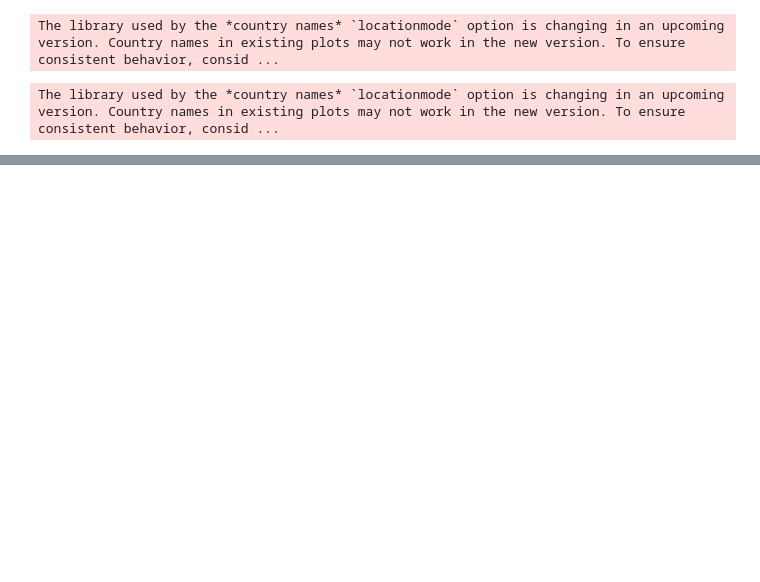
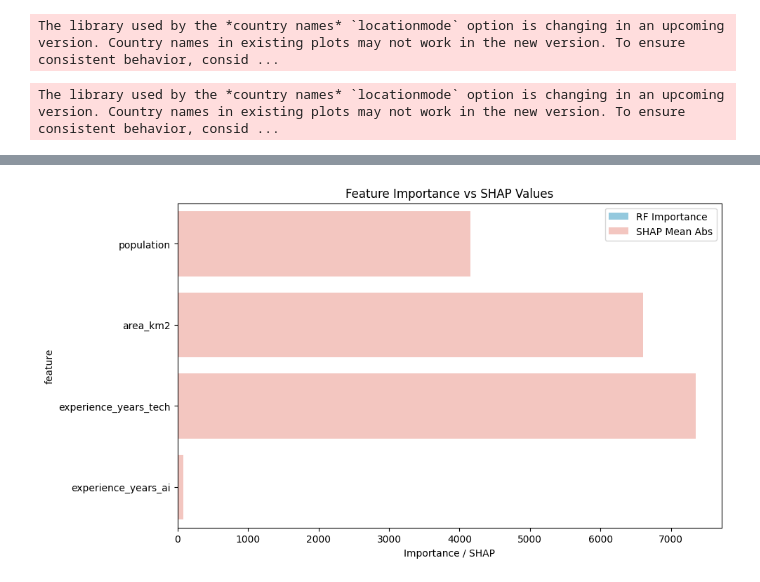
Before and after one commit to CypherTyphoon/Portfolio_Insights, a Jupyter notebook: 03_AI_Jobs_Cities.ipynb, the cells around one changed output, grey strips where cells are left out. Saved outputs shown, nothing was run; the diff lists cells and outputs as text; code cells hidden in the pictures; blank space fills up the shorter version.

```diff
--- a/03_AI_Jobs_Cities.ipynb
+++ b/03_AI_Jobs_Cities.ipynb
@@ -457,0 +604,29 @@ R²: -3.93
+# %%
+import matplotlib.pyplot as plt
+import seaborn as sns
+
+# 1️⃣ Feature Importances aus Random Forest
+rf_importances = pd.DataFrame({
+    'feature': features,
+    'importance': rf.feature_importances_
+}).sort_values(by='importance', ascending=False)
+
+# 2️⃣ SHAP-Mean-Abs pro Feature
+shap_mean_abs = pd.DataFrame({
+    'feature': features,
+    'shap_mean_abs': np.abs(shap_values.values).mean(axis=0)
+}).sort_values(by='shap_mean_abs', ascending=False)
+
+# 3️⃣ Zusammenführen für Vergleich
+importance_comparison = rf_importances.merge(shap_mean_abs, on='feature')
+
+# 4️⃣ Visualisierung
+plt.figure(figsize=(10,6))
+sns.barplot(x='importance', y='feature', data=importance_comparison, color='skyblue', label='RF Importance')
+sns.barplot(x='shap_mean_abs', y='feature', data=importance_comparison, color='salmon', alpha=0.5, label='SHAP Mean Abs')
+plt.xlabel('Importance / SHAP')
+plt.title('Feature Importance vs SHAP Values')
+plt.legend()
+plt.show()
+# %% [output]
+[figure, added]
```
Also changed, not shown: parts of 14 cells of this notebook.
